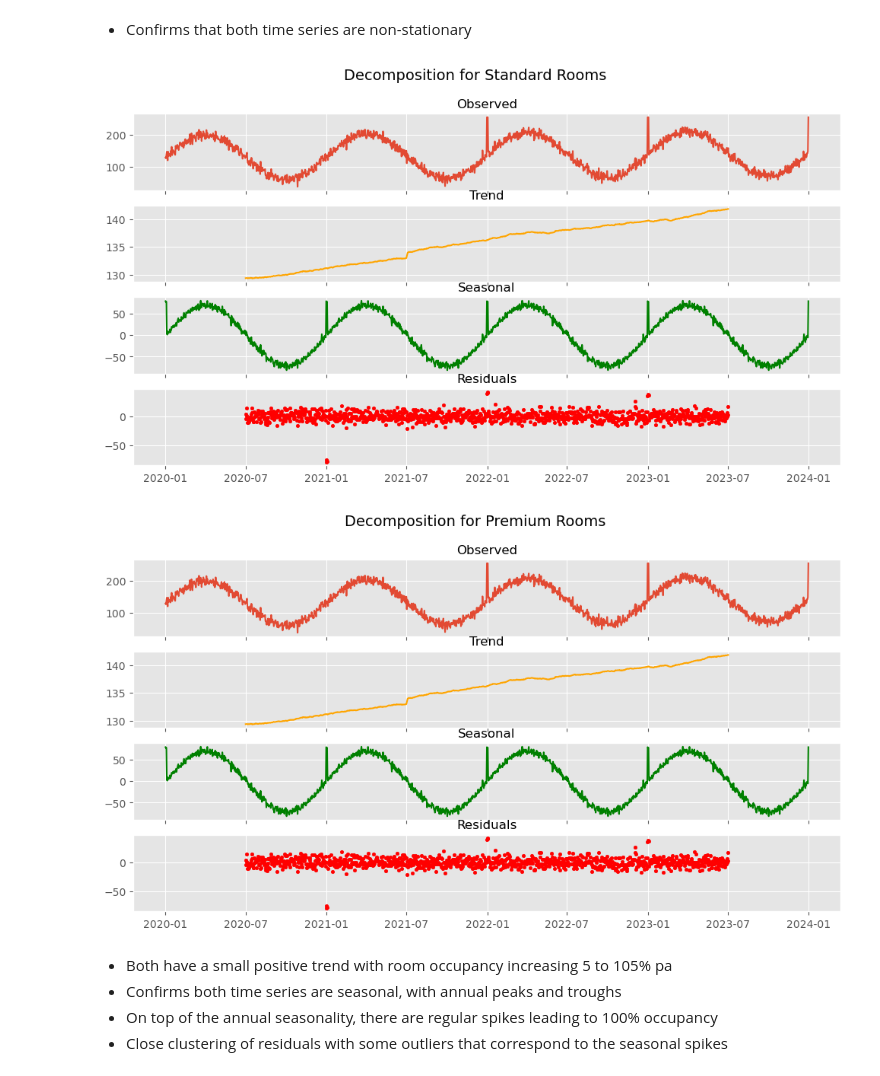
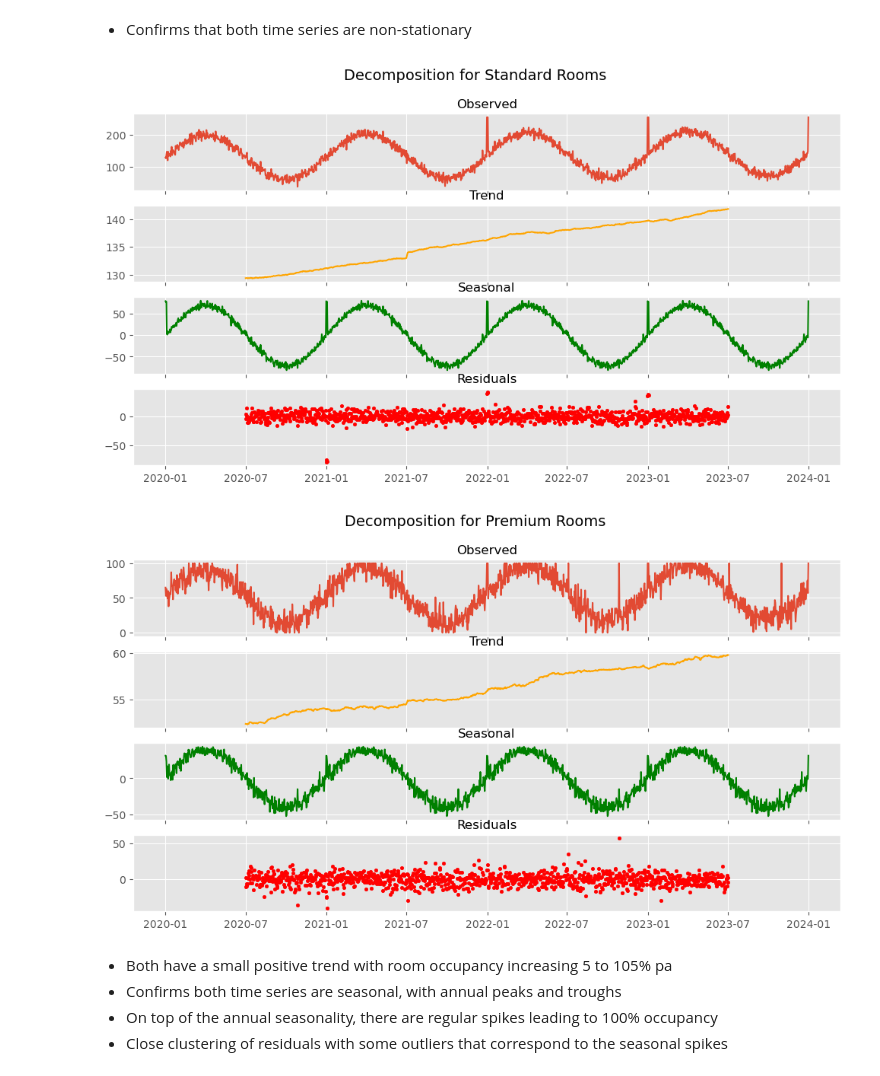
Before and after one commit to StuartG24/Travel_Co_Analysis, a Jupyter notebook: Notebooks_Data_Analysis/demand_analysis.ipynb, the cells around one changed output. Saved outputs shown, nothing was run; the diff lists cells and outputs as text; code cells hidden in the pictures.

```diff
--- a/Notebooks_Data_Analysis/demand_analysis.ipynb
+++ b/Notebooks_Data_Analysis/demand_analysis.ipynb
@@ -313,12 +303,16 @@ def decompose_time_series(series, title):
 
 # Decompose - Standard Rooms
 decompose_time_series(hotel_time_series_df['Standard_OCC'], 'Standard Rooms')
-
-# Decompose - Standard Rooms
-decompose_time_series(hotel_time_series_df['Standard_OCC'], 'Premium Rooms')
 # %% [output]
 [figure]
-[figure, removed]
+# %%
+#| label: decomposition-prem
+#| fig-cap: Occupancy Time Series Decomposition
+
+# Decompose - Premium Rooms
+decompose_time_series(hotel_time_series_df['Premium_OCC'], 'Premium Rooms')
+# %% [output]
+[figure, added]
 # %% [markdown]
 - Both have a small positive trend with room occupancy increasing 5 to 105% pa
 - Confirms both time series are seasonal, with annual peaks and troughs
```
Also changed, not shown: parts of 2 cells of this notebook, 5 other files.
